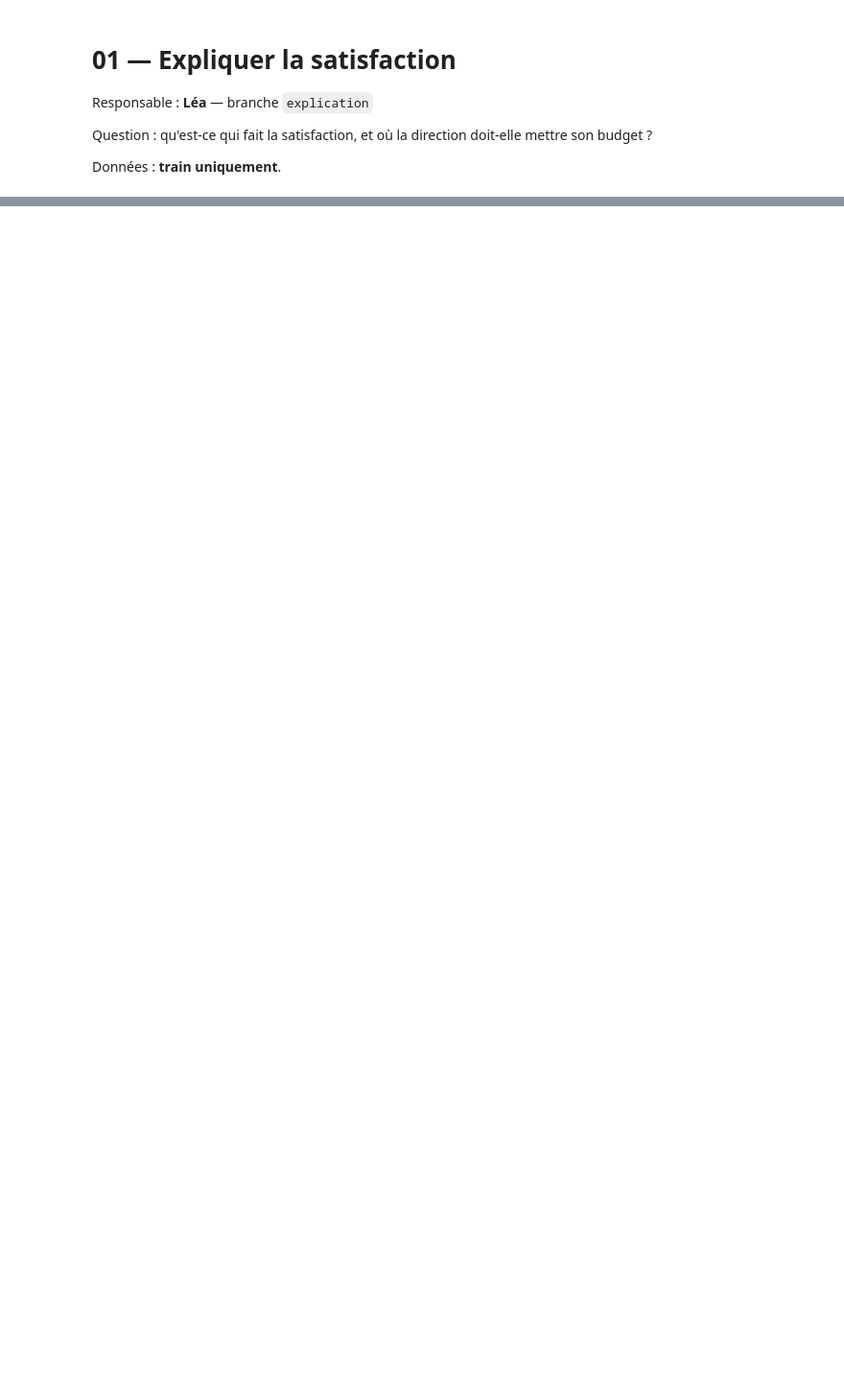
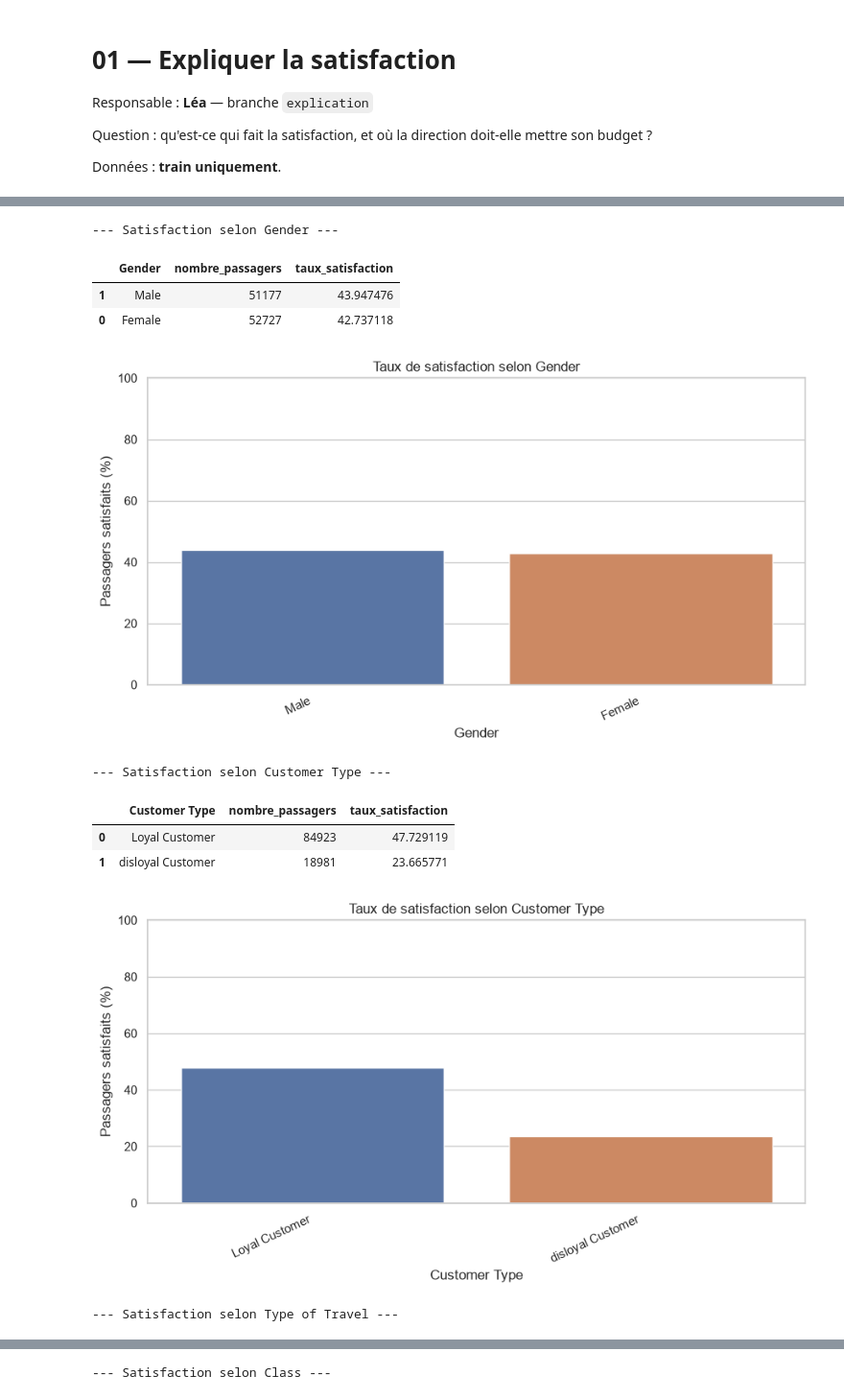
Before and after one commit to lea2110/Rush3, a Jupyter notebook: notebooks/01_exploration_facteurs.ipynb, the cells around one changed output, grey strips where cells are left out. Shown at 96% size. Saved outputs shown, nothing was run; the diff lists cells and outputs as text; code cells hidden in the pictures; blank space fills up the shorter version.

Commit message:
Ajout de l'analyse de satisfaction

```diff
--- a/notebooks/01_exploration_facteurs.ipynb
+++ b/notebooks/01_exploration_facteurs.ipynb
@@ -36,0 +11,20 @@ Modèle explicatif sur toutes les variables (notes comprises), global puis par s
+# %%
+from pathlib import Path
+
+import numpy as np
+import pandas as pd
+import matplotlib.pyplot as plt
+import seaborn as sns
+
+from scipy.stats import chi2_contingency, kruskal
+
+sns.set_theme(style="whitegrid")
+pd.set_option("display.max_columns", None)
+
+# Chemin depuis le dossier notebooks/
+DATA_PATH = Path("../rush-3/data/clean/train_clean.csv")
+
+df = pd.read_csv(DATA_PATH)
+
+print("Dimensions :", df.shape)
+print("Colonnes :", df.columns.tolist())
@@ -36,0 +38,12 @@ Modèle explicatif sur toutes les variables (notes comprises), global puis par s
+# %%
+print(df["satisfaction"].value_counts(dropna=False))
+
+df["satisfied"] = (
+    df["satisfaction"].str.strip().str.lower() == "satisfied"
+).astype(int)
+
+print(
+    "Taux global de satisfaction :",
+    round(df["satisfied"].mean() * 100, 2),
+    "%"
+)
@@ -36,0 +109,24 @@ Modèle explicatif sur toutes les variables (notes comprises), global puis par s
+# %%
+profil_columns = [
+    "Gender",
+    "Customer Type",
+    "Type of Travel",
+    "Class"
+]
+
+for colonne in profil_columns:
+    print(f"\n--- Satisfaction selon {colonne} ---")
+    display(satisfaction_par(colonne))
+    graphique_satisfaction(colonne)
+# %% [output]
+--- Satisfaction selon Gender ---
+|  | Gender | nombre_passagers | taux_satisfaction |
+| 1 | Male | 51177 | 43.947476 |
+| 0 | Female | 52727 | 42.737118 |
+[figure, added]
+--- Satisfaction selon Customer Type ---
+|  | Customer Type | nombre_passagers | taux_satisfaction |
+| 0 | Loyal Customer | 84923 | 47.729119 |
+| 1 | disloyal Customer | 18981 | 23.665771 |
+[figure, added]
+--- Satisfaction selon Type of Travel ---
@@ -36,0 +137 @@ Modèle explicatif sur toutes les variables (notes comprises), global puis par s
+--- Satisfaction selon Class ---
```
Also changed, not shown: parts of 41 cells of this notebook, 1 other file.
